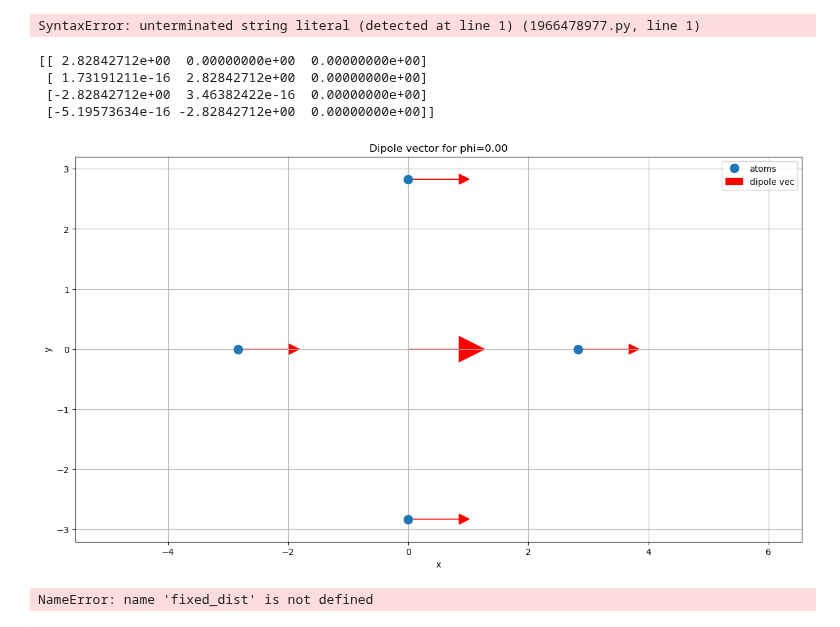
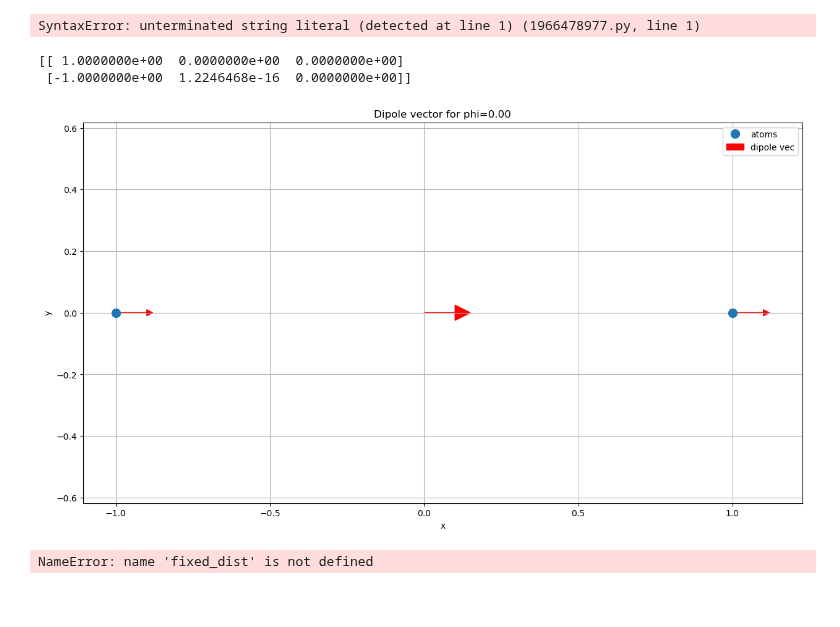
Before and after one commit to LBPhysics/GIT_Code_BA, a Jupyter notebook: Continuation/Qutip/Qutip_N_atoms - Kopie.ipynb, the cells around one changed output. Cells and saved outputs as stored; diff of their text form; code cells hidden in the pictures; blank space fills up the shorter version.

Commit message:
New positions function for the ringatom

```diff
--- a/Continuation/Qutip/Qutip_N_atoms - Kopie.ipynb
+++ b/Continuation/Qutip/Qutip_N_atoms - Kopie.ipynb
@@ -56,7 +56,7 @@ def z_rotation(angle):
         [0, 0, 1]
     ])
 
-def positions(distance = fixed_dist,
+def atom_positions(distance = fixed_dist,
               N = N):
     Pos = np.zeros((N, 3))
 
@@ -69,40 +69,38 @@ def positions(distance = fixed_dist,
 
     return Pos
 
-positions = positions(N)
+positions = atom_positions(N)
 print(positions)
 
 # Find the highest x_value
 max_x = np.max(positions[:, 0])
-scale = 0.3 * max_x
+scale = 0.1 * max_x
 # Plot the atom positions
 fig, ax = plt.subplots(figsize=(15, 8))
 def update(frame):
     ax.clear()
     d_hat = d_hats[frame]
     ax.plot(positions[:, 0], positions[:, 1], 'o', markersize=10, label='atoms')
     ax.arrow(0, 0, d_hat[0] * scale, d_hat[1] * scale,
              head_width=0.5*scale, head_length=0.5*scale, fc='r', ec='r', label='dipole vec')
     for i, position in enumerate(positions):
         ax.arrow(position[0], position[1], d_hat[0] * scale, d_hat[1] * scale,
                  head_width=0.2*scale, head_length=0.2*scale, fc='r', ec='r')
     ax.set_xlabel('x')
     ax.set_ylabel('y')
     ax.grid(True)
     ax.legend()
     ax.axis('equal')
     ax.set_title(f'Dipole vector for phi={phis[frame]:.2f}')
 
 # Create the animation
 ani = FuncAnimation(fig, update, frames=phi_size, repeat=False)
 #ani.save(save_path + f'/N={N}_dipole_vector_movement.gif', writer='pillow', fps=10)
 #plt.show()
 # %% [output]
-[[ 2.82842712e+00  0.00000000e+00  0.00000000e+00]
- [ 1.73191211e-16  2.82842712e+00  0.00000000e+00]
- [-2.82842712e+00  3.46382422e-16  0.00000000e+00]
- [-5.19573634e-16 -2.82842712e+00  0.00000000e+00]]
+[[ 1.0000000e+00  0.0000000e+00  0.0000000e+00]
+ [-1.0000000e+00  1.2246468e-16  0.0000000e+00]]
-[figure, old version]
+[figure, new version]
 # %%
 ########################################             create the Hamiltonean                 #################################################
 #jetzt direkter weg zur NxN matrix
```
Also changed, not shown: 1 other file.
